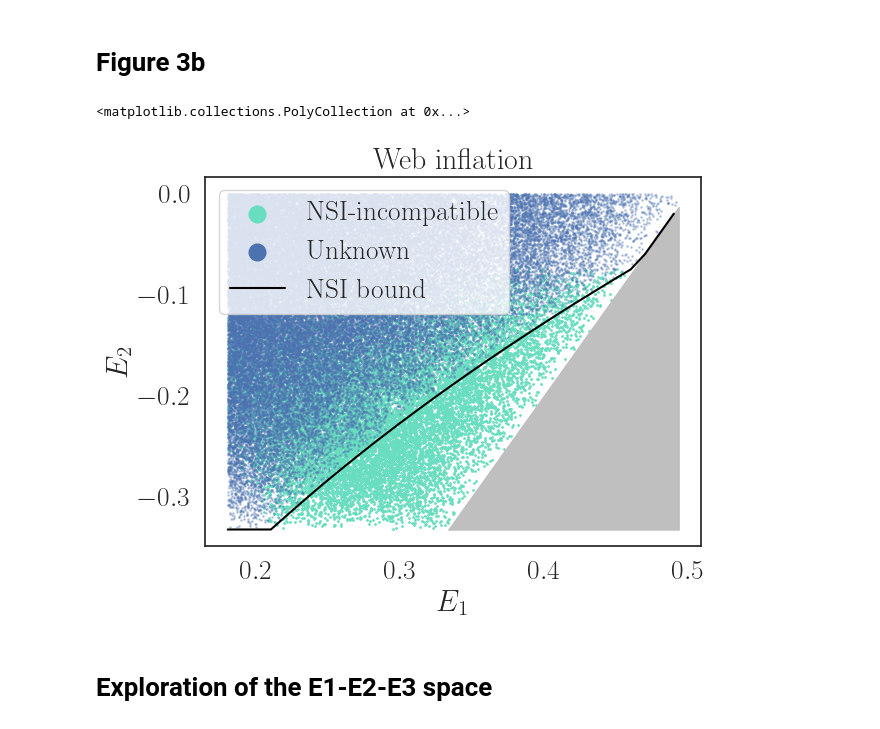
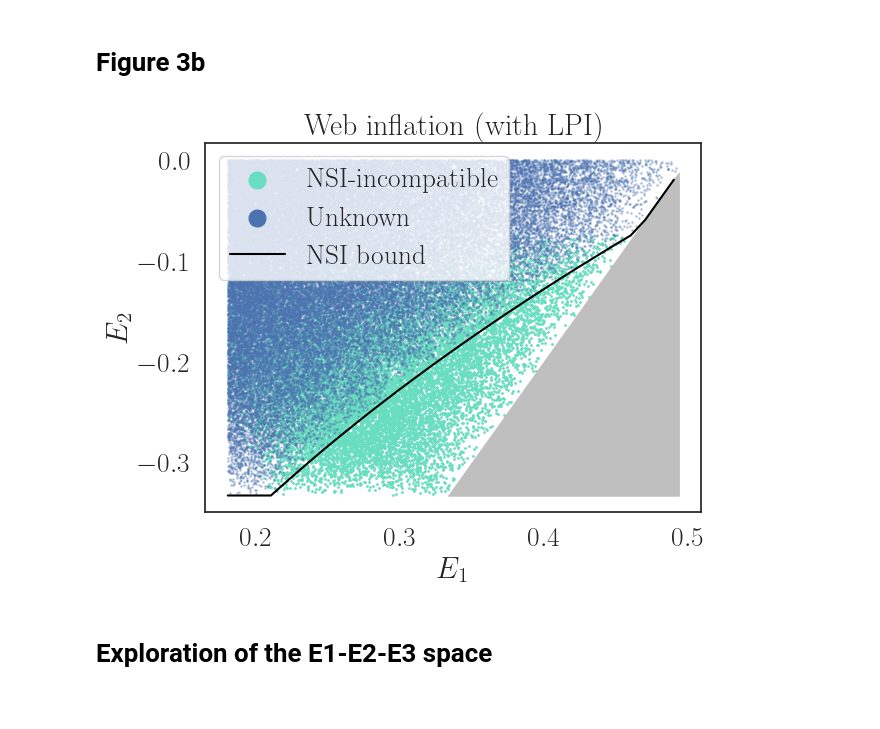
Before and after one commit to apozas/minimal-triangle-nonlocality, a Jupyter notebook: plots.ipynb, the cells around one changed output. Saved outputs shown, nothing was run; the diff lists cells and outputs as text; code cells hidden in the pictures.

```diff
--- a/plots.ipynb
+++ b/plots.ipynb
@@ -69,29 +68,28 @@ plt.savefig('E1E2hexagon.pdf', bbox_inches='tight')
 # %%
 %matplotlib inline
 feas = np.loadtxt('results/smallestPinf_222inflation.txt')
 discarded_idx = np.where(feas < 0.)[0]
 non_discarded = list(set(range(len(data)))
                      - set(discarded_idx.tolist()))
 plt.scatter(data[discarded_idx, 0], data[discarded_idx, 1],
             s=1, alpha=1, color="#69ddc0",
             label='NSI-incompatible')
 plt.scatter(data[non_discarded, 0], data[non_discarded, 1],
             s=1, alpha=0.3,
             label='Unknown')
 plt.plot(x, y, color='black', label='NSI bound')
 plt.xlabel(r'$E_1$')
 plt.ylabel(r'$E_2$')
-plt.title('Web inflation')
+plt.title('Web inflation (with LPI)')
 lgnd = plt.legend(loc=2, markerscale=12)
 lgnd.legend_handles[1].set_alpha(1)
 
 plt.fill_between(x_bg, y_bg, -1/3*np.ones_like(x_bg),
                  color="#bfbfbf")
 
 plt.savefig('E1E2web.pdf', bbox_inches='tight')
 # %% [output]
-<matplotlib.collections.PolyCollection at 0x...>
-[figure, old version]
+[figure, new version]
 # %% [markdown]
 # Exploration of the E1-E2-E3 space
 # %%
```
Also changed, not shown: parts of 3 cells of this notebook.
